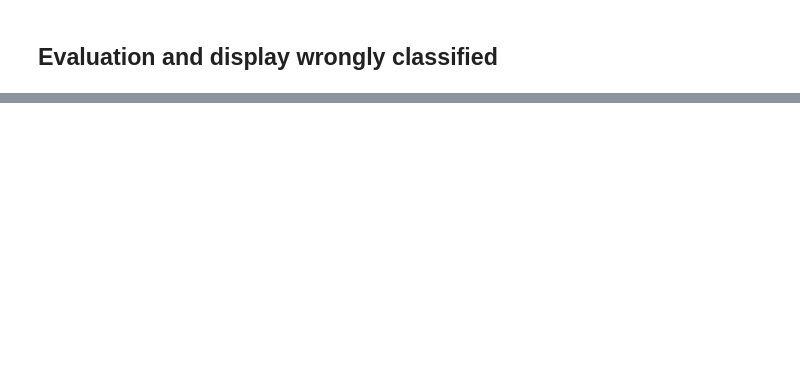
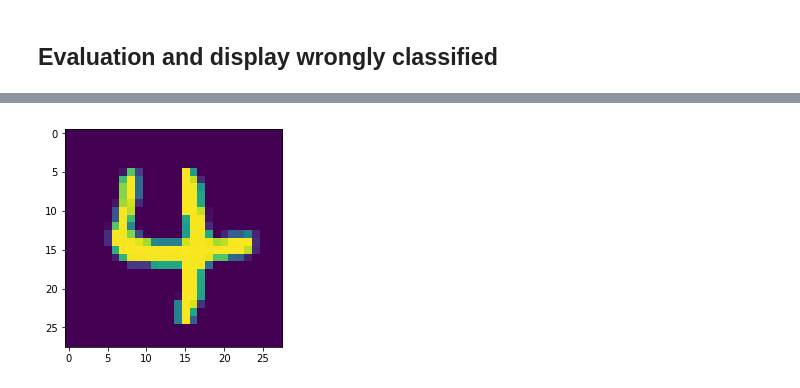
Before and after one commit to hutec/UncertaintyNN, a Jupyter notebook: notebooks/MNIST Evaluation.ipynb, the cells around one changed output, grey strips where cells are left out. Saved outputs shown, nothing was run; the diff lists cells and outputs as text; code cells hidden in the pictures; blank space fills up the shorter version.

```diff
--- a/notebooks/MNIST Evaluation.ipynb
+++ b/notebooks/MNIST Evaluation.ipynb
@@ -135,0 +198,18 @@ Predicted: 3
+# %%
+init = tf.global_variables_initializer()
+sess.run(init)
+demo_epsilon = 2.0/255.0
+demo_target = 8
+
+sess.run(assign_op, feed_dict={x: img})
+
+demo_steps = 1000
+for i in range(demo_steps):
+    # gradient descent step
+    _, loss_value = sess.run(
+        [optim_step, loss],
+        feed_dict={dropout_rate: 0, y_hat: demo_target})
+    # project step
+    sess.run(project_step, feed_dict={x: img, epsilon: demo_epsilon})
+    if (i+1) % 50 == 0:
+        print('step %d, loss=%g' % (i+1, loss_value))
@@ -135,0 +237,6 @@ Predicted: 3
+# %%
+with sess.as_default():
+    adv = x_hat.eval()
+show(adv)
+# %% [output]
+[figure, added]
```
Also changed, not shown: parts of 11 cells of this notebook, 2 other files.
